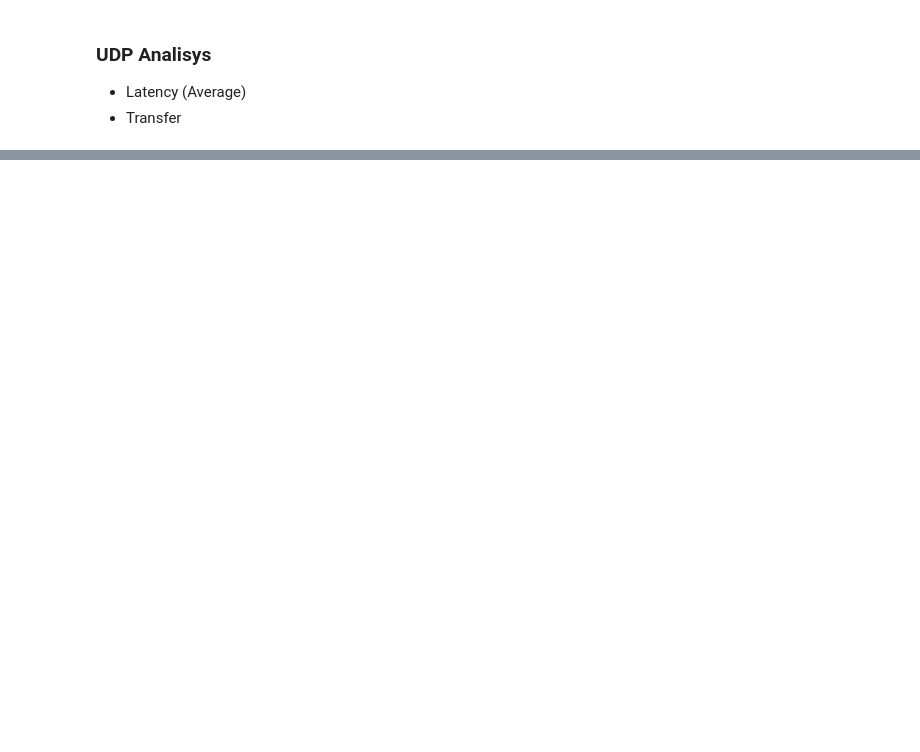
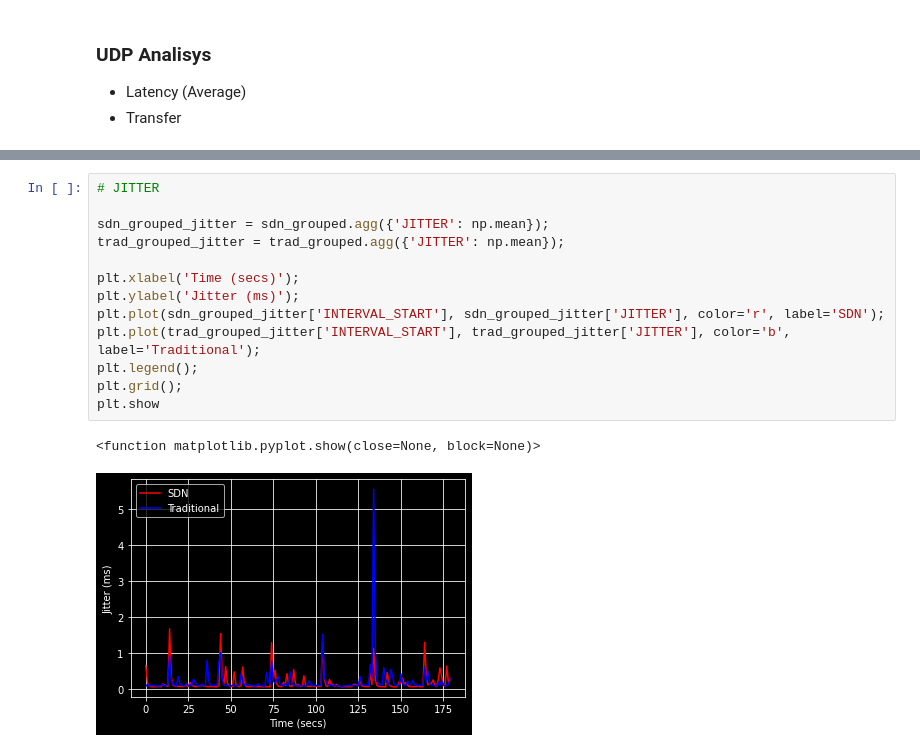
Before and after one commit to victortostes-hotmart/dijkstra-sdn, a Jupyter notebook: analisys.ipynb, the cells around one changed output, grey strips where cells are left out. Saved outputs shown, nothing was run; the diff lists cells and outputs as text; blank space fills up the shorter version.

```diff
--- a/analisys.ipynb
+++ b/analisys.ipynb
@@ -150,0 +109,16 @@ plt.show();
+# %%
+# JITTER
+
+sdn_grouped_jitter = sdn_grouped.agg({'JITTER': np.mean});
+trad_grouped_jitter = trad_grouped.agg({'JITTER': np.mean});
+
+plt.xlabel('Time (secs)');
+plt.ylabel('Jitter (ms)');
+plt.plot(sdn_grouped_jitter['INTERVAL_START'], sdn_grouped_jitter['JITTER'], color='r', label='SDN');
+plt.plot(trad_grouped_jitter['INTERVAL_START'], trad_grouped_jitter['JITTER'], color='b', label='Traditional');
+plt.legend();
+plt.grid();
+plt.show
+# %% [output]
+<function matplotlib.pyplot.show(close=None, block=None)>
+[figure, added]
```
Also changed, not shown: parts of 7 cells of this notebook, 3 other files.
